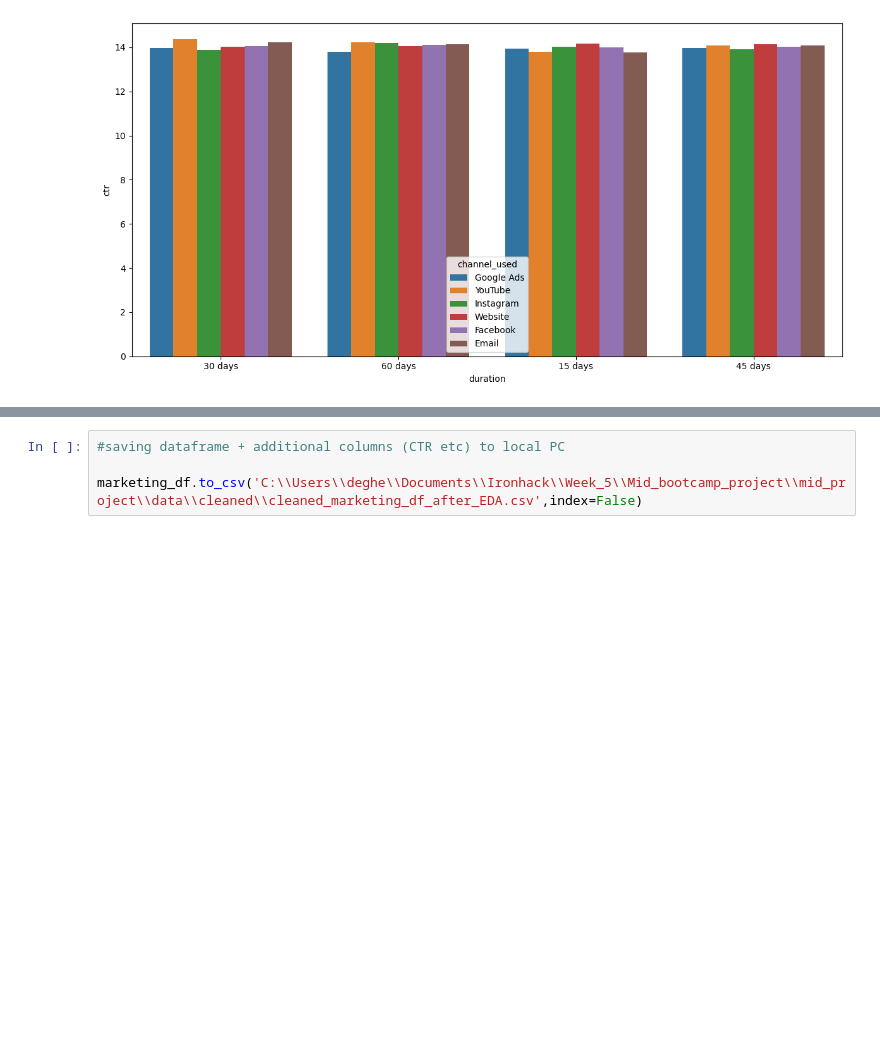
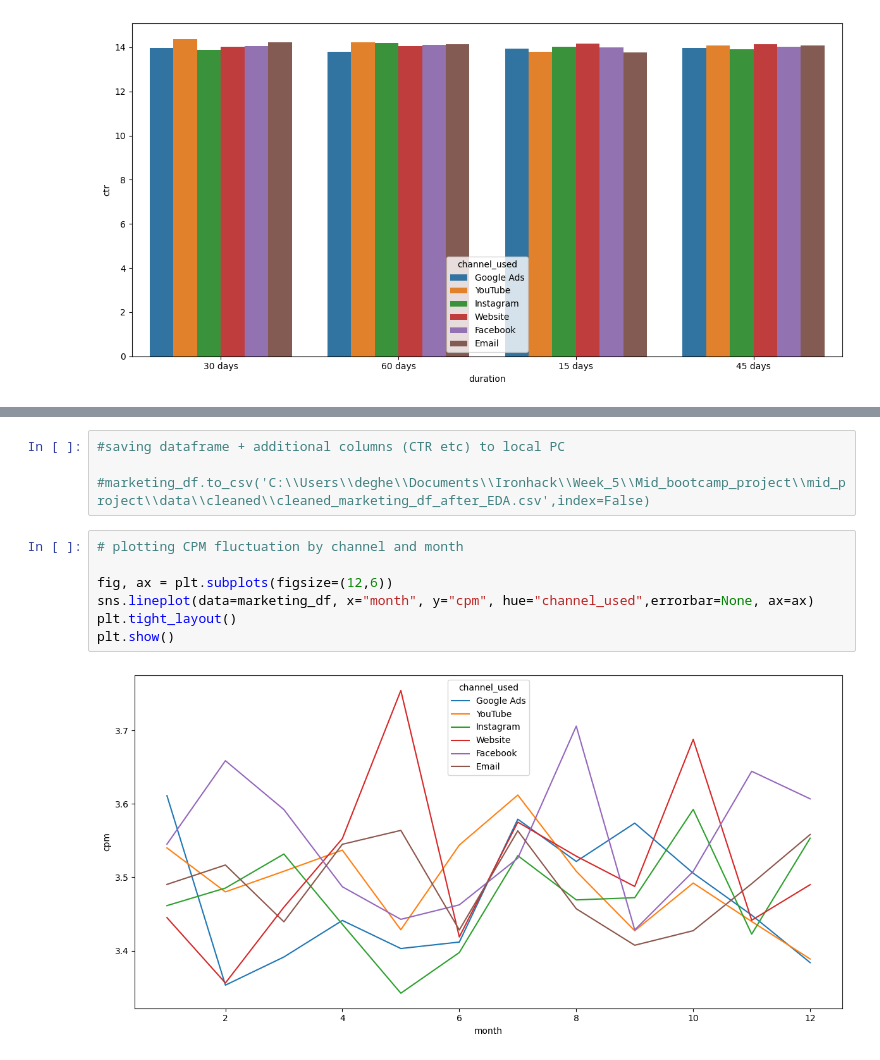
Before and after one commit to AliceDeg/mid_project, a Jupyter notebook: notebooks/EDA_notebook_alice.ipynb, the cells around one changed output, grey strips where cells are left out. Saved outputs shown, nothing was run; the diff lists cells and outputs as text; blank space fills up the shorter version.

Commit message:
added CPM fluctuation insights plot and adjusted some comments in my EDA notebook

```diff
--- a/notebooks/EDA_notebook_alice.ipynb
+++ b/notebooks/EDA_notebook_alice.ipynb
@@ -612,4 +614,13 @@ plt.show()
 # %%
 #saving dataframe + additional columns (CTR etc) to local PC
 
-marketing_df.to_csv('C:\\Users\\deghe\\Documents\\Ironhack\\Week_5\\Mid_bootcamp_project\\mid_project\\data\\cleaned\\cleaned_marketing_df_after_EDA.csv',index=False)
+#marketing_df.to_csv('C:\\Users\\deghe\\Documents\\Ironhack\\Week_5\\Mid_bootcamp_project\\mid_project\\data\\cleaned\\cleaned_marketing_df_after_EDA.csv',index=False)
+# %%
+# plotting CPM fluctuation by channel and month
+
+fig, ax = plt.subplots(figsize=(12,6))
+sns.lineplot(data=marketing_df, x="month", y="cpm", hue="channel_used",errorbar=None, ax=ax)
+plt.tight_layout()
+plt.show()
+# %% [output]
+[figure, added]
```
Also changed, not shown: parts of 11 cells of this notebook.
